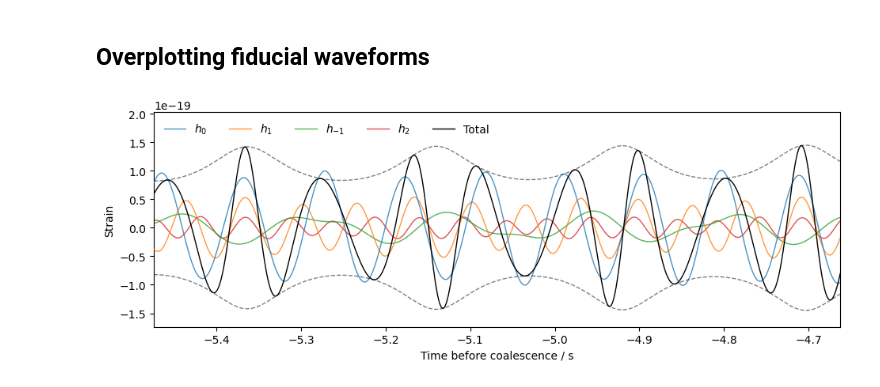
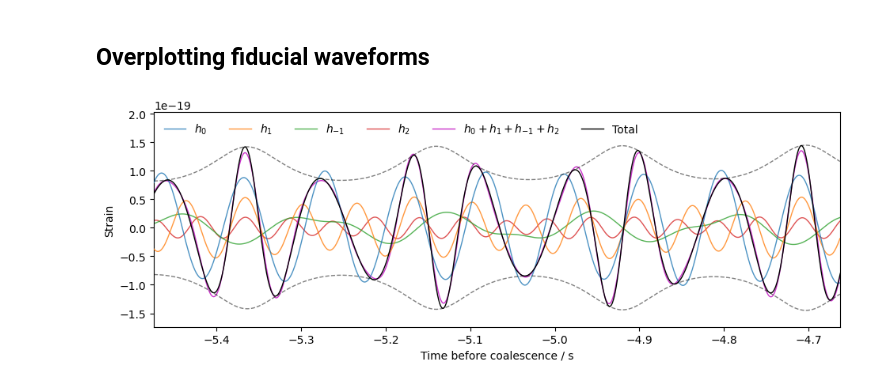
Before and after one commit to BenGPatterson/EccentricHarmonics, a Jupyter notebook: shifting_MA.ipynb, the cells around one changed output. Cells and saved outputs as stored; diff of their text form; code cells hidden in the pictures.

```diff
--- a/shifting_MA.ipynb
+++ b/shifting_MA.ipynb
@@ -151,24 +151,26 @@ plt.tight_layout()
 # Generate fiducial waveforms with same parameters
 all_hs = get_h([1]*10, f_low, e, chirp2total(chirp, q), q, sample_rate, GS_normalisation=False)
 h_tot, h0, h1, hn1, h2 = all_hs[:5]
+h_sum = h0+h1+hn1+h2
 # %%
 plt.figure(figsize=(1.5*6.4,0.75*4.8))
 cuts = [int(1*len_2pi*sample_rate), int(4.5*len_2pi*sample_rate)]
 limits = [int(1*len_2pi*sample_rate), int(4.5*len_2pi*sample_rate)]
 plt.plot(h0.sample_times[cuts[0]:cuts[1]], h0[cuts[0]:cuts[1]], c='C0', label='$h_{0}$', alpha=0.8, zorder=4, lw=1)
 plt.plot(h1.sample_times[cuts[0]:cuts[1]], h1[cuts[0]:cuts[1]], c='C1', label='$h_{1}$', alpha=0.8, zorder=3, lw=1)
 plt.plot(hn1.sample_times[cuts[0]:cuts[1]], hn1[cuts[0]:cuts[1]], c='C2', label='$h_{-1}$', alpha=0.8, zorder=2, lw=1)
 plt.plot(h2.sample_times[cuts[0]:cuts[1]], h2[cuts[0]:cuts[1]], c='C3', label='$h_{2}$', alpha=0.8, zorder=1, lw=1)
+plt.plot(h_sum.sample_times[cuts[0]:cuts[1]], h_sum[cuts[0]:cuts[1]], c='m', label='$h_{0}+h_{1}+h_{-1}+h_{2}$', alpha=0.8, zorder=1, lw=1)
 plt.plot(h_tot.sample_times, h_tot, c='k', label='Total', zorder=5, lw=1)
 plt.plot(h_tot.sample_times[cuts[0]:cuts[1]], np.abs(h_tot[cuts[0]:cuts[1]]), c='k', alpha=0.5, ls='dashed', zorder=5, lw=1)
 plt.plot(h_tot.sample_times[cuts[0]:cuts[1]], -np.abs(h_tot[cuts[0]:cuts[1]]), c='k', alpha=0.5, ls='dashed', zorder=5, lw=1)
 plt.xlim(h_tot.sample_times[limits])
 max_h = max(np.abs(h[:int(4.5*len_2pi*sample_rate)]))
 plt.ylim(-1.2*max_h, 1.4*max_h)
-plt.legend(loc='upper left', frameon=False, ncol=5)
+plt.legend(loc='upper left', frameon=False, ncol=6)
 plt.xlabel('Time before coalescence / s')
 plt.ylabel('Strain')
 plt.tight_layout()
 plt.savefig('Figures/EccWF_superposition.png', dpi=450)
 # %% [output]
-[figure, old version]
+[figure, new version]
```
Also changed, not shown: parts of 1 cell of this notebook, 8 other files.
